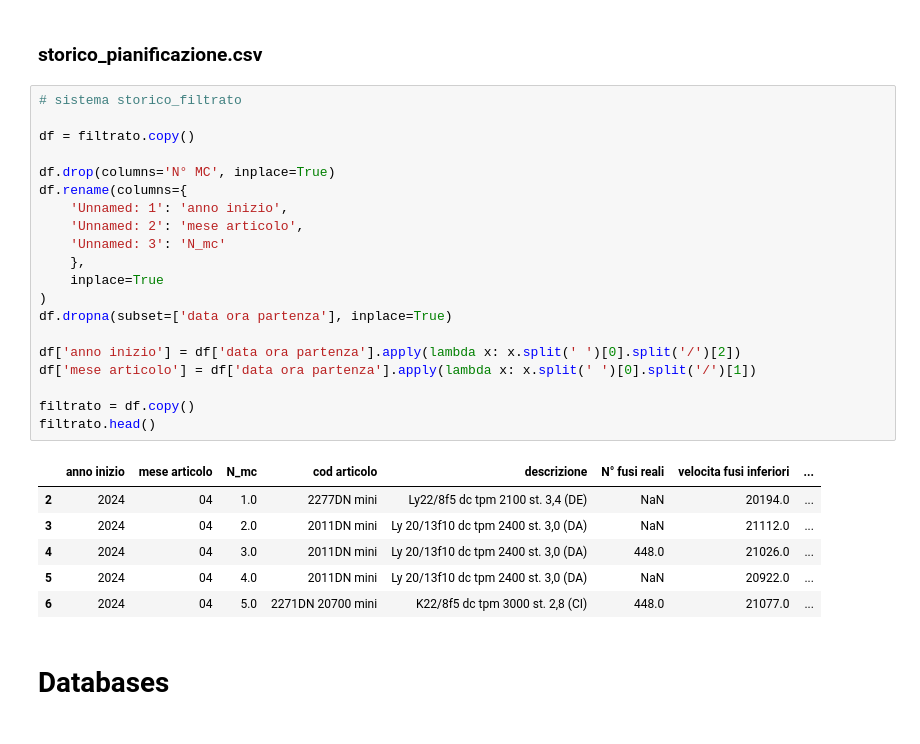
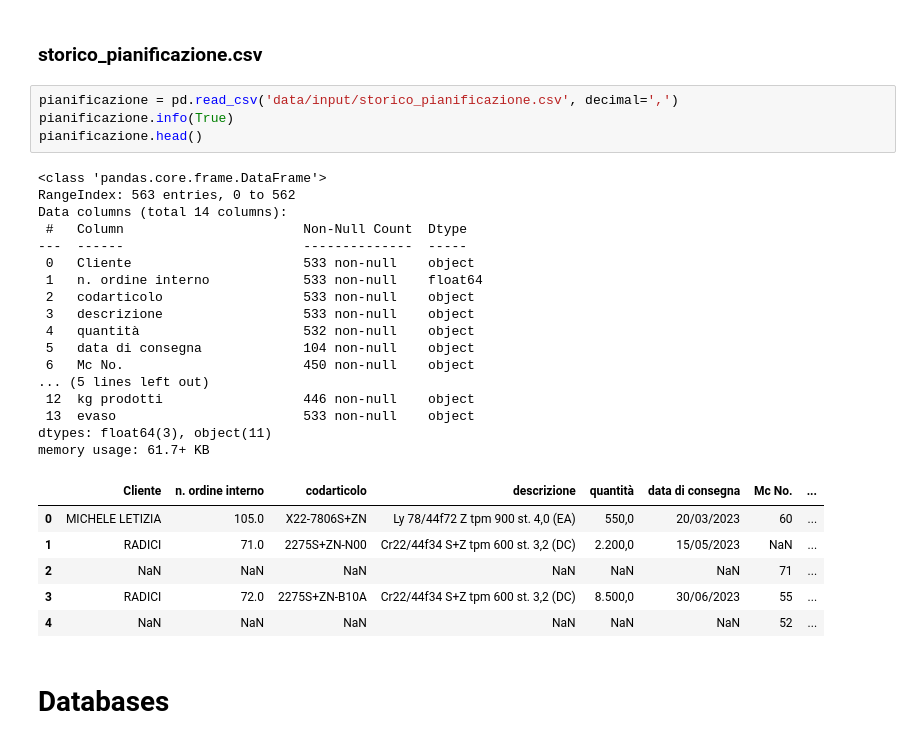
Before and after one commit to Dr3dre/LeMur, a Jupyter notebook: data_relations.ipynb, the cells around one changed output. Drawn from its saved outputs; the diff is of its cells as text.

```diff
--- a/data_relations.ipynb
+++ b/data_relations.ipynb
@@ -253,32 +550,33 @@ valid.to_csv('data/valid/lista_articoli.csv', index=False)
 # %% [markdown]
 ### storico_pianificazione.csv
-# %%
-# sistema storico_filtrato
-
-df = filtrato.copy()
-
-df.drop(columns='N° MC', inplace=True)
-df.rename(columns={
-    'Unnamed: 1': 'anno inizio',
-    'Unnamed: 2': 'mese articolo',
-    'Unnamed: 3': 'N_mc'
-    },
-    inplace=True
-)
-df.dropna(subset=['data ora partenza'], inplace=True)
-
-df['anno inizio'] = df['data ora partenza'].apply(lambda x: x.split(' ')[0].split('/')[2])
-df['mese articolo'] = df['data ora partenza'].apply(lambda x: x.split(' ')[0].split('/')[1])
-
-filtrato = df.copy()
-filtrato.head()
-# %% [output]
-|  | anno inizio | mese articolo | N_mc | cod articolo | descrizione | N° fusi reali | velocita fusi inferiori | ... |
-| 2 | 2024 | 04 | 1.0 | 2277DN mini | Ly22/8f5 dc tpm 2100 st. 3,4 (DE) | NaN | 20194.0 | ... |
-| 3 | 2024 | 04 | 2.0 | 2011DN mini | Ly 20/13f10 dc tpm 2400 st. 3,0 (DA) | NaN | 21112.0 | ... |
-| 4 | 2024 | 04 | 3.0 | 2011DN mini | Ly 20/13f10 dc tpm 2400 st. 3,0 (DA) | 448.0 | 21026.0 | ... |
-| 5 | 2024 | 04 | 4.0 | 2011DN mini | Ly 20/13f10 dc tpm 2400 st. 3,0 (DA) | NaN | 20922.0 | ... |
-| 6 | 2024 | 04 | 5.0 | 2271DN 20700 mini | K22/8f5 dc tpm 3000 st. 2,8 (CI) | 448.0 | 21077.0 | ... |
+# %%
+pianificazione = pd.read_csv('data/input/storico_pianificazione.csv', decimal=',')
+pianificazione.info(True)
+pianificazione.head()
+# %% [output]
+<class 'pandas.core.frame.DataFrame'>
+RangeIndex: 563 entries, 0 to 562
+Data columns (total 14 columns):
+ #   Column                       Non-Null Count  Dtype
+---  ------                       --------------  -----
+ 0   Cliente                      533 non-null    object
+ 1   n. ordine interno            533 non-null    float64
+ 2   codarticolo                  533 non-null    object
+ 3   descrizione                  533 non-null    object
+ 4   quantità                     532 non-null    object
+ 5   data di consegna             104 non-null    object
+ 6   Mc No.                       450 non-null    object
+... (5 lines left out)
+ 12  kg prodotti                  446 non-null    object
+ 13  evaso                        533 non-null    object
+dtypes: float64(3), object(11)
+memory usage: 61.7+ KB
+|  | Cliente | n. ordine interno | codarticolo | descrizione | quantità | data di consegna | Mc No. | ... |
+| 0 | MICHELE LETIZIA | 105.0 | X22-7806S+ZN | Ly 78/44f72 Z tpm 900 st. 4,0 (EA) | 550,0 | 20/03/2023 | 60 | ... |
+| 1 | RADICI | 71.0 | 2275S+ZN-N00 | Cr22/44f34 S+Z tpm 600 st. 3,2 (DC) | 2.200,0 | 15/05/2023 | NaN | ... |
+| 2 | NaN | NaN | NaN | NaN | NaN | NaN | 71 | ... |
+| 3 | RADICI | 72.0 | 2275S+ZN-B10A | Cr22/44f34 S+Z tpm 600 st. 3,2 (DC) | 8.500,0 | 30/06/2023 | 55 | ... |
+| 4 | NaN | NaN | NaN | NaN | NaN | NaN | 52 | ... |
 # %% [markdown]
 # Databases
 # %% [markdown]
```
Also changed, not shown: parts of 35 cells of this notebook, 10 other files.
